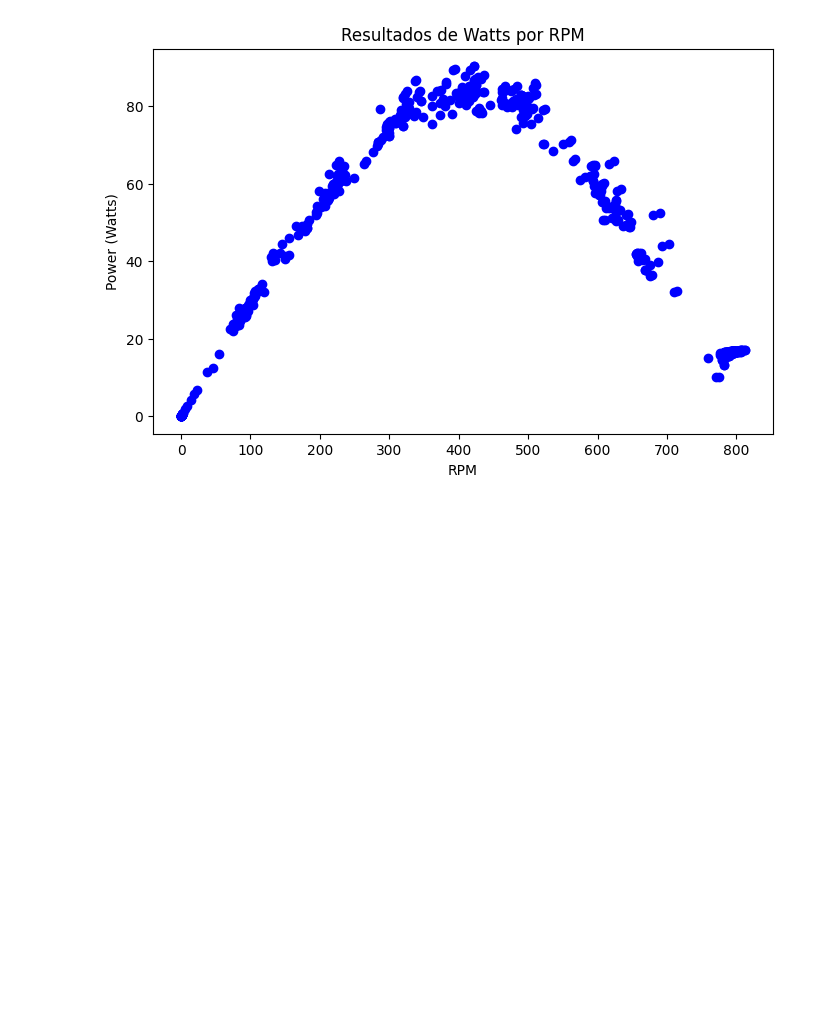
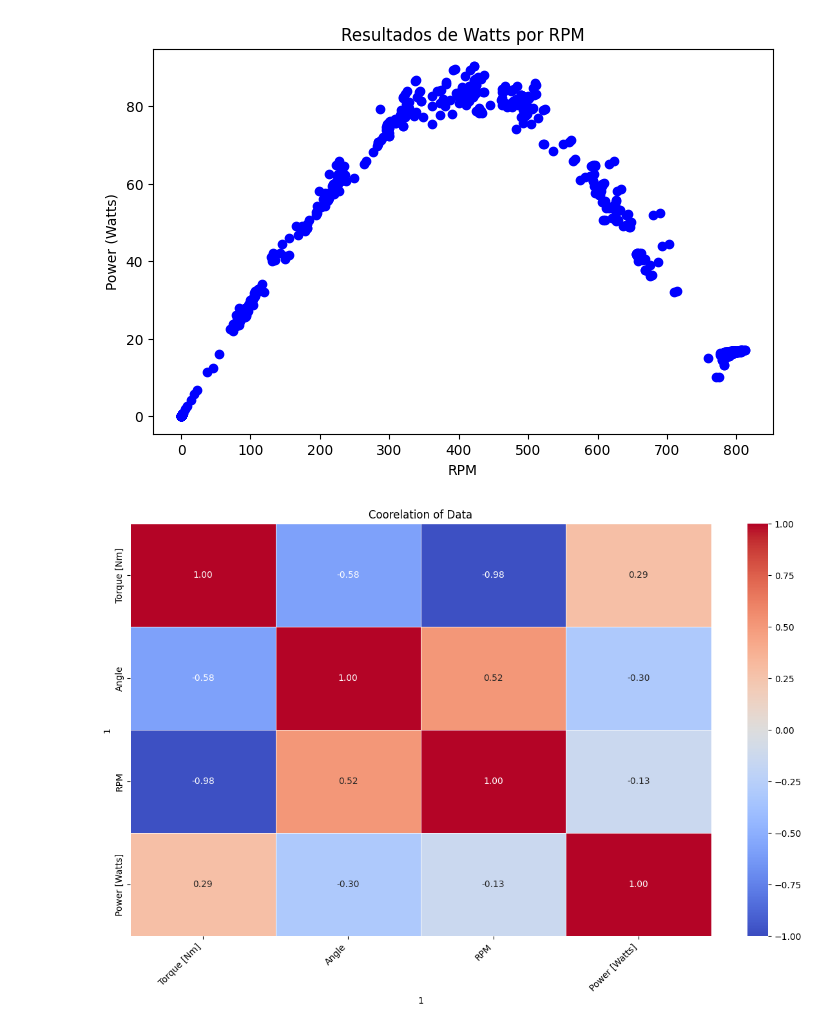
Before and after one commit to JuanCaVa21/Despliegue-modelo-ANN-Turbinas-Hidraulicas, a Jupyter notebook: scripts/EDA_Analisis.ipynb, the cells around one changed output. Saved outputs shown, nothing was run; the diff lists cells and outputs as text; code cells hidden in the pictures; blank space fills up the shorter version.

```diff
--- a/scripts/EDA_Analisis.ipynb
+++ b/scripts/EDA_Analisis.ipynb
@@ -190,10 +193,10 @@ Methods:
 # %%
 # Mediante una reduccion polinimica de outliers hacemos que los valores no excedan el percentil 92
 
-z = np.polyfit(df['RPM_P'], df['Power [Watts]'], 2) # Devuelve un array
+z = np.polyfit(df['RPM'], df['Power [Watts]'], 2) # Devuelve un array
 p = np.poly1d(z) # Devuelve el array de una sola clase
 
-df['Residuo'] = abs(df['Power [Watts]'] - p(df['RPM_P'])) # Calculamos el residuo que queda entre el Power y las RPM
+df['Residuo'] = abs(df['Power [Watts]'] - p(df['RPM'])) # Calculamos el residuo que queda entre el Power y las RPM
 
 
 umbral = df['Residuo'].quantile(0.92) # Para no exceder este umbral
@@ -209,3 +212,24 @@ plt.ylabel('Power (Watts)')
 # %% [output]
 Text(0, 0.5, 'Power (Watts)')
 [figure]
+# %%
+df_Numeric = df[['Torque [Nm]', 'Angle', 'RPM', 'Power [Watts]']]
+coor_matrix = df_Numeric.corr()
+
+plt.figure(figsize=(12,8))
+sns.heatmap(
+    coor_matrix,
+    annot=True,
+    cmap='coolwarm',
+    fmt='.2f',
+    vmin=-1,
+    vmax=1,
+    linewidths=0.5
+)
+
+plt.title('Coorelation of Data')
+plt.xticks(rotation=45, ha='right')
+plt.tight_layout()
+plt.show()
+# %% [output]
+[figure, added]
```
Also changed, not shown: parts of 9 cells of this notebook, 5 other files.
